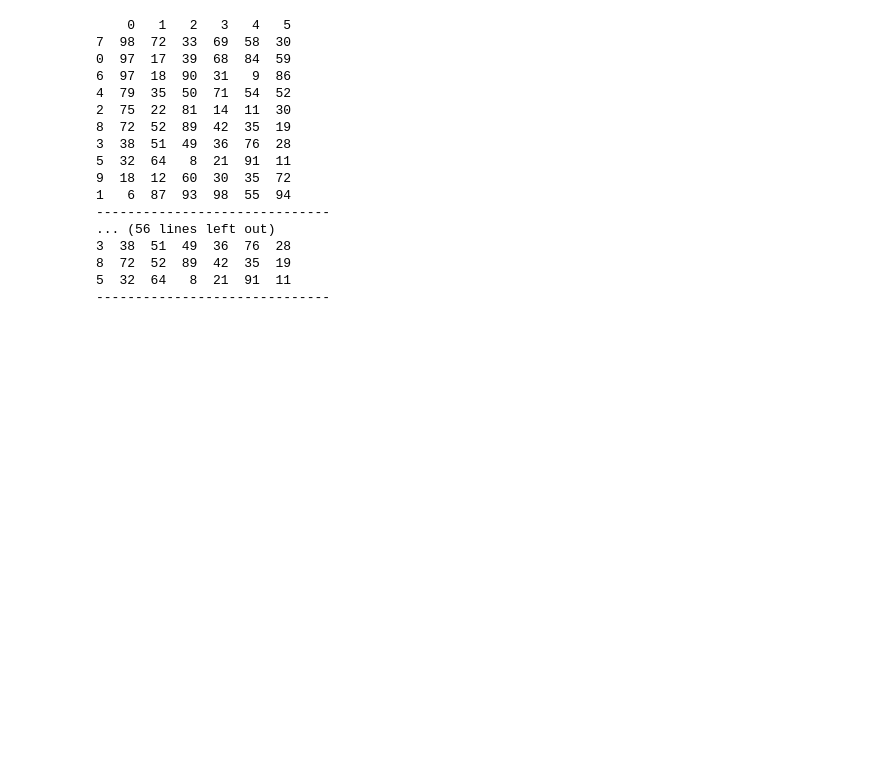
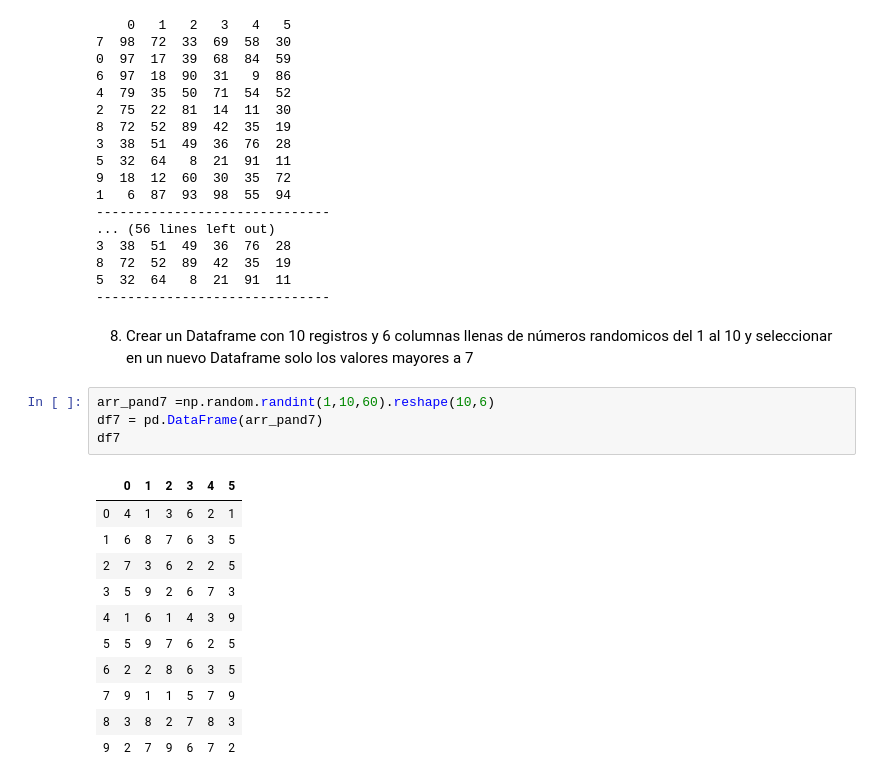
Before and after one commit to 2019-B-GR1-Python/py-pachacama-simba-a-pamela-abigail, a Jupyter notebook: examen-2doBimestre/examen-2do-bim.ipynb, the cells around one changed output. Drawn from its saved outputs; the diff is of its cells as text; blank space fills up the shorter version.

```diff
--- a/examen-2doBimestre/examen-2do-bim.ipynb
+++ b/examen-2doBimestre/examen-2do-bim.ipynb
@@ -239,3 +239,21 @@ for i in range(0,6):
 8  72  52  89  42  35  19
 5  32  64   8  21  91  11
 ------------------------------
+# %% [markdown]
+8. Crear un Dataframe con 10 registros y 6 columnas llenas de números randomicos del 1 al 10 y seleccionar en un nuevo Dataframe solo los valores mayores a 7
+# %%
+arr_pand7 =np.random.randint(1,10,60).reshape(10,6)
+df7 = pd.DataFrame(arr_pand7)
+df7
+# %% [output]
+|  | 0 | 1 | 2 | 3 | 4 | 5 |
+| 0 | 4 | 1 | 3 | 6 | 2 | 1 |
+| 1 | 6 | 8 | 7 | 6 | 3 | 5 |
+| 2 | 7 | 3 | 6 | 2 | 2 | 5 |
+| 3 | 5 | 9 | 2 | 6 | 7 | 3 |
+| 4 | 1 | 6 | 1 | 4 | 3 | 9 |
+| 5 | 5 | 9 | 7 | 6 | 2 | 5 |
+| 6 | 2 | 2 | 8 | 6 | 3 | 5 |
+| 7 | 9 | 1 | 1 | 5 | 7 | 9 |
+| 8 | 3 | 8 | 2 | 7 | 8 | 3 |
+| 9 | 2 | 7 | 9 | 6 | 7 | 2 |
```
Also changed, not shown: parts of 8 cells of this notebook, 1 other file.
